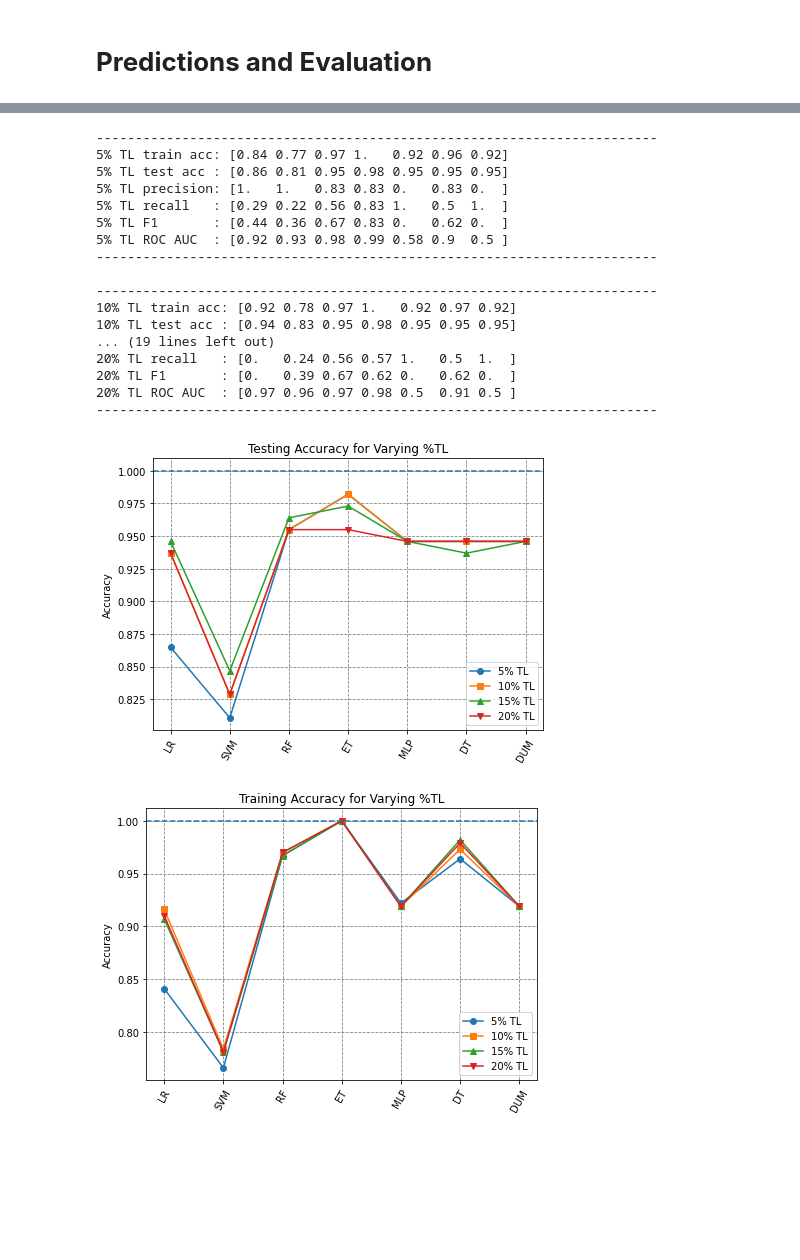
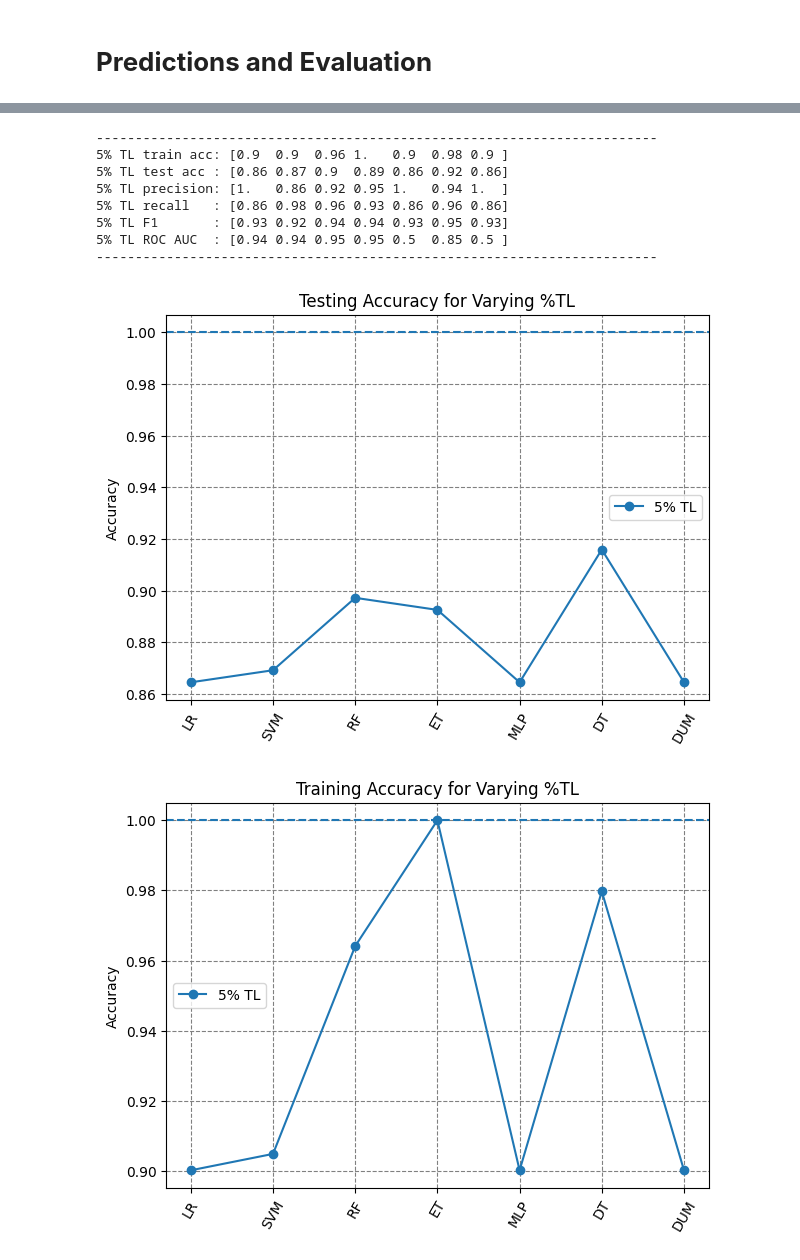
Before and after one commit to IDMP-B-2022/done-soon, a Jupyter notebook: Analysis.ipynb, the cells around one changed output, grey strips where cells are left out. Saved outputs shown, nothing was run; the diff lists cells and outputs as text; code cells hidden in the pictures; blank space fills up the shorter version.

```diff
--- a/Analysis.ipynb
+++ b/Analysis.ipynb
@@ -175,0 +48,18 @@ for df in df_list:
+# %%
+df_5 = []
+for id, problem in finishes_after_lower_bound.iterrows():
+    for p in problem.statistics:
+        percent = round(p["percent"] * 100000, 1)
+        if percent == 0:
+            new_p = dict(p['features'])
+            new_p['mzn'] = problem['mzn']
+            new_p['dzn'] = problem['dzn']
+            new_p['solved_within_time_limit'] = problem['time_to_solution'] < 7199 * 1000
+            df_5.append(new_p)
+# df_5
+# running_after_6_minutes.statistics.map(lambda x: [y['percent'] for y in x])[0]
+# %%
+len(df_5)
+df_5 = pd.DataFrame(df_5)
+df_5 = df_5.set_index(["mzn", "dzn"])
+df_list = [df_5]
@@ -745,64 +639,55 @@ def results_line_plt(X_train, y_train, X_test, y_test, perc_TL):
 
 #Line plot results  for testing and training using top 5 created features
 train_accuracy_5, accuracy_5, precision_5, recall_5, auc_5, f1_5 = results_line_plt(Xs_train_5, yd_train_5, Xs_test_5, yd_test_5, "5")
-train_accuracy_10, accuracy_10, precision_10, recall_10, auc_10, f1_10 = results_line_plt(Xs_train_10, yd_train_10, Xs_test_10, yd_test_10, "10")
-train_accuracy_15, accuracy_15, precision_15, recall_15, auc_15, f1_15 = results_line_plt(Xs_train_15, yd_train_15, Xs_test_15, yd_test_15, "15")
-train_accuracy_20, accuracy_20, precision_20, recall_20, auc_20, f1_20 = results_line_plt(Xs_train_20, yd_train_20, Xs_test_20, yd_test_20, "20")
+# train_accuracy_10, accuracy_10, precision_10, recall_10, auc_10, f1_10 = results_line_plt(Xs_train_10, yd_train_10, Xs_test_10, yd_test_10, "10")
+# train_accuracy_15, accuracy_15, precision_15, recall_15, auc_15, f1_15 = results_line_plt(Xs_train_15, yd_train_15, Xs_test_15, yd_test_15, "15")
+# train_accuracy_20, accuracy_20, precision_20, recall_20, auc_20, f1_20 = results_line_plt(Xs_train_20, yd_train_20, Xs_test_20, yd_test_20, "20")
 
 plt.figure(figsize=(7, 5))
 plt.title("Testing Accuracy for Varying %TL")
 plt.plot(list(accuracy_5.keys()), list(accuracy_5.values()), '-o')
-plt.plot(list(accuracy_10.keys()), list(accuracy_10.values()), '-s')
-plt.plot(list(accuracy_15.keys()), list(accuracy_15.values()), '-^')
-plt.plot(list(accuracy_20.keys()), list(accuracy_20.values()), '-v')
+# plt.plot(list(accuracy_10.keys()), list(accuracy_10.values()), '-s')
+# plt.plot(list(accuracy_15.keys()), list(accuracy_15.values()), '-^')
+# plt.plot(list(accuracy_20.keys()), list(accuracy_20.values()), '-v')
 plt.axhline(y=1, linestyle='--')
 plt.xticks(range(len(models)), models.keys(),rotation=60)
 plt.ylabel('Accuracy')
 plt.grid(axis='both', color='gray', linestyle='dashed')
-plt.legend(["5% TL", "10% TL", "15% TL", "20% TL"])
+plt.legend(["5% TL"]) #, "10% TL", "15% TL", "20% TL"])
 
 plt.figure(figsize=(7, 5))
 plt.title("Training Accuracy for Varying %TL")
 plt.plot(list(train_accuracy_5.keys()), list(train_accuracy_5.values()),'-o')
-plt.plot(list(train_accuracy_10.keys()), list(train_accuracy_10.values()), '-s')
-plt.plot(list(train_accuracy_15.keys()), list(train_accuracy_15.values()), '-^')
-plt.plot(list(train_accuracy_20.keys()), list(train_accuracy_20.values()), '-v')
+# plt.plot(list(train_accuracy_10.keys()), list(train_accuracy_10.values()), '-s')
+# plt.plot(list(train_accuracy_15.keys()), list(train_accuracy_15.values()), '-^')
+# plt.plot(list(train_accuracy_20.keys()), list(train_accuracy_20.values()), '-v')
 plt.axhline(y=1, linestyle='--')
 plt.xticks(range(len(models)), models.keys(),rotation=60)
 plt.ylabel('Accuracy')
 plt.grid(axis='both', color='gray', linestyle='dashed')
-plt.legend(["5% TL", "10% TL", "15% TL", "20% TL"])
+plt.legend(["5% TL"]) #, "10% TL", "15% TL", "20% TL"])
 
 plt.figure(figsize=(7, 5))
 plt.title("F1 score for Varying %TL")
 plt.plot(list(f1_5.keys()), list(f1_5.values()),'-o')
-plt.plot(list(f1_10.keys()), list(f1_10.values()), '-s')
-plt.plot(list(f1_15.keys()), list(f1_15.values()), '-^')
-plt.plot(list(f1_20.keys()), list(f1_20.values()), '-v')
+# plt.plot(list(f1_10.keys()), list(f1_10.values()), '-s')
+# plt.plot(list(f1_15.keys()), list(f1_15.values()), '-^')
+# plt.plot(list(f1_20.keys()), list(f1_20.values()), '-v')
 plt.axhline(y=1, linestyle='--')
 plt.xticks(range(len(models)), models.keys(),rotation=60)
 plt.ylabel('F1')
 plt.grid(axis='both', color='gray', linestyle='dashed')
-plt.legend(["5% TL", "10% TL", "15% TL", "20% TL"])
+plt.legend(["5% TL"]) #, "10% TL", "15% TL", "20% TL"])
 
 plt.show()
 # %% [output]
 ------------------------------------------------------------------------
-5% TL train acc: [0.84 0.77 0.97 1.   0.92 0.96 0.92]
-5% TL test acc : [0.86 0.81 0.95 0.98 0.95 0.95 0.95]
-5% TL precision: [1.   1.   0.83 0.83 0.   0.83 0.  ]
-5% TL recall   : [0.29 0.22 0.56 0.83 1.   0.5  1.  ]
-5% TL F1       : [0.44 0.36 0.67 0.83 0.   0.62 0.  ]
-5% TL ROC AUC  : [0.92 0.93 0.98 0.99 0.58 0.9  0.5 ]
+5% TL train acc: [0.9  0.9  0.96 1.   0.9  0.98 0.9 ]
+5% TL test acc : [0.86 0.87 0.9  0.89 0.86 0.92 0.86]
+5% TL precision: [1.   0.86 0.92 0.95 1.   0.94 1.  ]
+5% TL recall   : [0.86 0.98 0.96 0.93 0.86 0.96 0.86]
+5% TL F1       : [0.93 0.92 0.94 0.94 0.93 0.95 0.93]
+5% TL ROC AUC  : [0.94 0.94 0.95 0.95 0.5  0.85 0.5 ]
 ------------------------------------------------------------------------
-
-------------------------------------------------------------------------
-10% TL train acc: [0.92 0.78 0.97 1.   0.92 0.97 0.92]
-10% TL test acc : [0.94 0.83 0.95 0.98 0.95 0.95 0.95]
-... (19 lines left out)
-20% TL recall   : [0.   0.24 0.56 0.57 1.   0.5  1.  ]
-20% TL F1       : [0.   0.39 0.67 0.62 0.   0.62 0.  ]
-20% TL ROC AUC  : [0.97 0.96 0.97 0.98 0.5  0.91 0.5 ]
-------------------------------------------------------------------------
-[figure, old version]
+[figure, new version]
-[figure, old version]
+[figure, new version]
```
Also changed, not shown: parts of 20 cells of this notebook, 1 other file.
